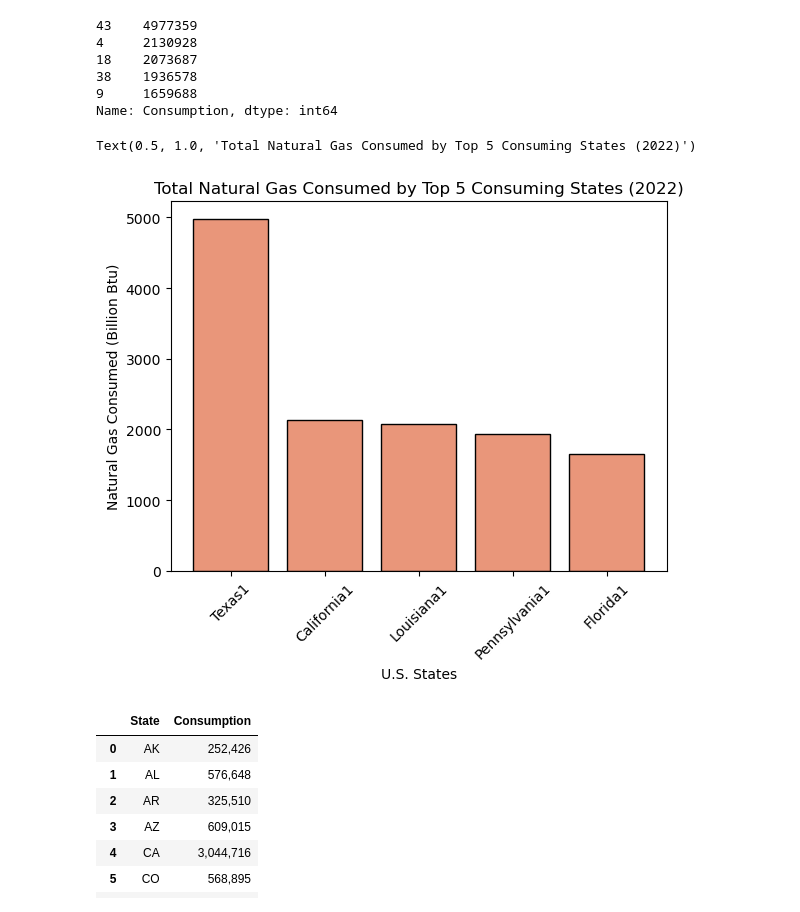
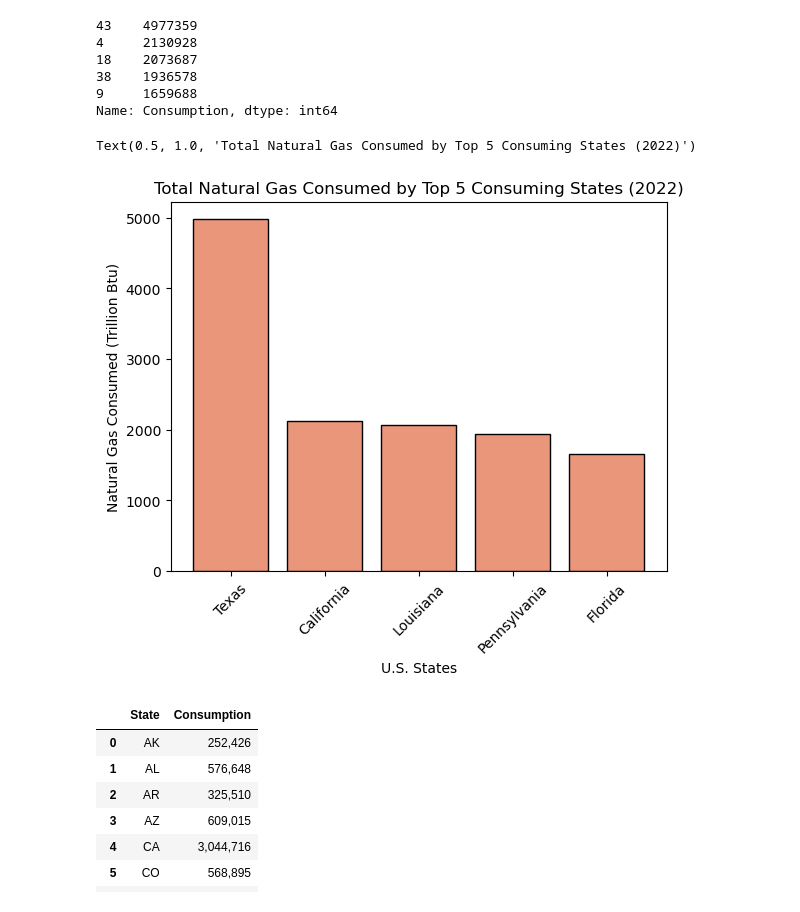
Before and after one commit to Calumshewson/Project-1-Challenge, a Jupyter notebook: Question 2 Code.ipynb, the cells around one changed output. Saved outputs shown, nothing was run; the diff lists cells and outputs as text; code cells hidden in the pictures.

```diff
--- a/Question 2 Code.ipynb
+++ b/Question 2 Code.ipynb
@@ -107,17 +107,17 @@ top_5_gas_states
 9     1659688
 Name: Consumption, dtype: int64
 # %%
-x_axis2 = ['Texas1', 'California1', 'Louisiana1', 'Pennsylvania1', 'Florida1']
+x_axis2 = ['Texas', 'California', 'Louisiana', 'Pennsylvania', 'Florida']
 y_axis2 = [4977.36, 2130.93, 2073.69, 1936.58, 1659.69]
 
 plt.bar(x_axis2, y_axis2, color='darksalmon', edgecolor='k')
 plt.xlabel("U.S. States")
 plt.xticks(rotation = 45)
-plt.ylabel("Natural Gas Consumed (Billion Btu)")
+plt.ylabel("Natural Gas Consumed (Trillion Btu)")
 plt.title("Total Natural Gas Consumed by Top 5 Consuming States (2022)")
 # %% [output]
 Text(0.5, 1.0, 'Total Natural Gas Consumed by Top 5 Consuming States (2022)')
-[figure, old version]
+[figure, new version]
 # %%
 petroleum_df
 # %% [output]
```
Also changed, not shown: parts of 5 cells of this notebook.
